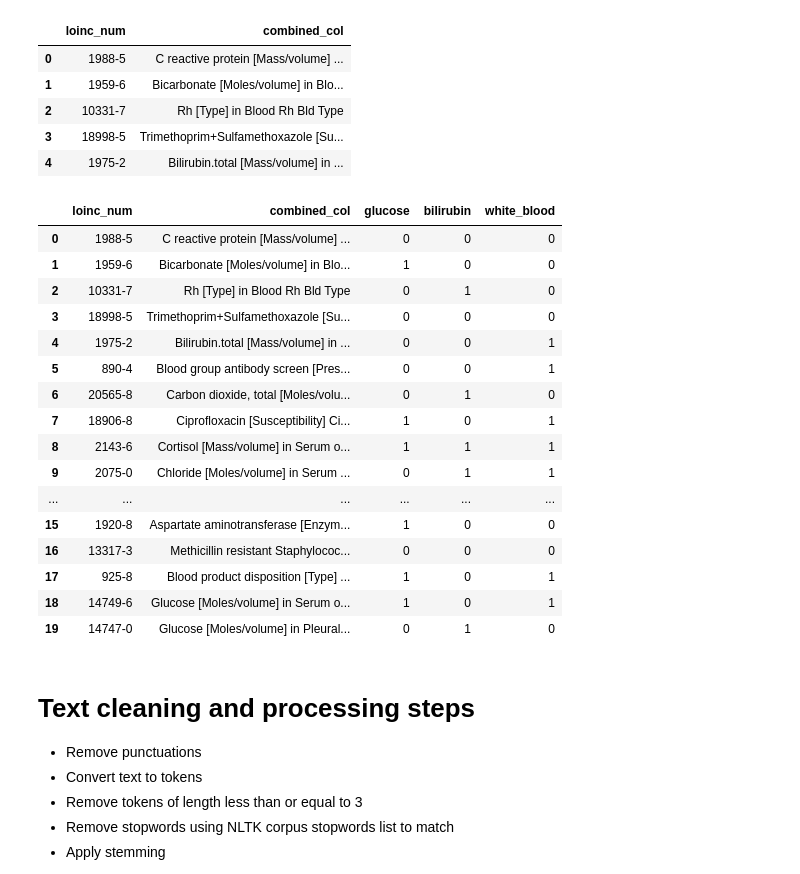
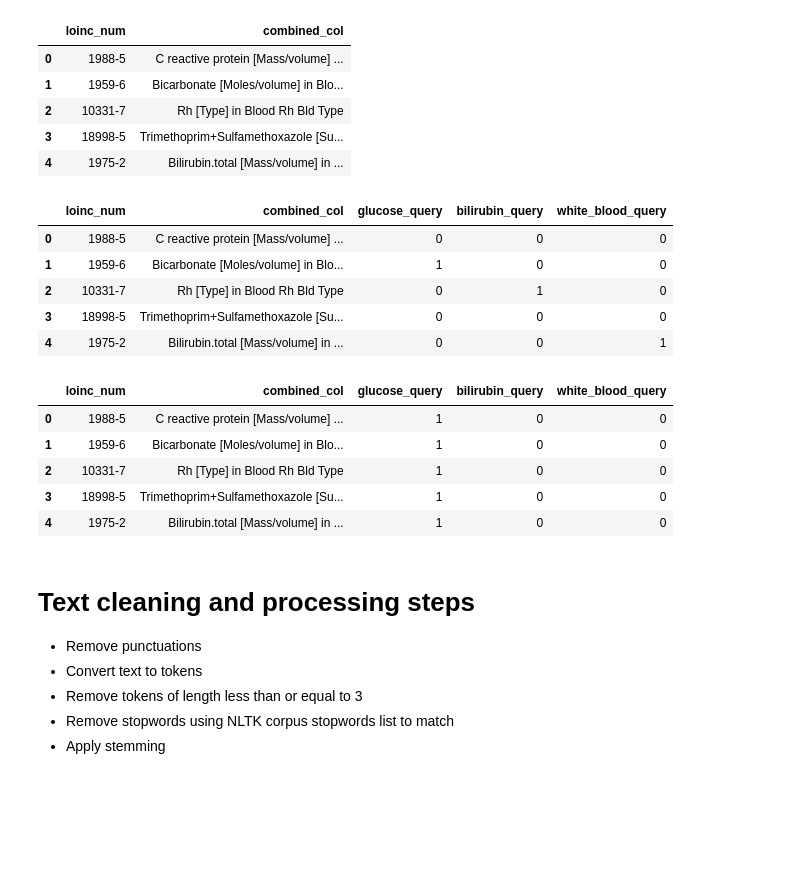
Before and after one commit to gabyarte/loinc-search-engine, a Jupyter notebook: notebooks/test_search_engine.ipynb, the cells around one changed output. Saved outputs shown, nothing was run; the diff lists cells and outputs as text; code cells hidden in the pictures; blank space fills up the shorter version.

Commit message:
Fix for queries

```diff
--- a/notebooks/test_search_engine.ipynb
+++ b/notebooks/test_search_engine.ipynb
@@ -31,7 +31,7 @@ for dirname, _, filenames in os.walk('./input'):
 # You can also write temporary files to /kaggle/temp/, but they won't be saved outside of the current session
 # %%
 # Read the data. Here it is already in .csv format.
-dfs= pd.read_excel('../data/loinc_dataset-v2_1.xlsx', sheet_name=None)
+dfs= pd.read_excel('../data/extended_loinc_dataset-v2.xlsx', sheet_name=None)
 
 #Concat the all sheets in a dataframe
 df = pd.concat(dfs.values(), ignore_index=True)
@@ -83,28 +83,28 @@ df.head()
 # %%
 # add a new columns with 0 and 1 in random way
 np.random.seed(123)
-df['glucose'] = np.random.randint(2, size=len(df))
-df['bilirubin'] = np.random.randint(2, size=len(df))
-df['white_blood'] = np.random.randint(2, size=len(df))
-df.head(20)
+df['glucose_query'] = np.random.randint(2, size=len(df))
+df['bilirubin_query'] = np.random.randint(2, size=len(df))
+df['white_blood_query'] = np.random.randint(2, size=len(df))
+df.head()
 # %% [output]
-|  | loinc_num | combined_col | glucose | bilirubin | white_blood |
+|  | loinc_num | combined_col | glucose_query | bilirubin_query | white_blood_query |
 | 0 | 1988-5 | C reactive protein [Mass/volume] ... | 0 | 0 | 0 |
 | 1 | 1959-6 | Bicarbonate [Moles/volume] in Blo... | 1 | 0 | 0 |
 | 2 | 10331-7 | Rh [Type] in Blood Rh Bld Type | 0 | 1 | 0 |
 | 3 | 18998-5 | Trimethoprim+Sulfamethoxazole [Su... | 0 | 0 | 0 |
 | 4 | 1975-2 | Bilirubin.total [Mass/volume] in ... | 0 | 0 | 1 |
-| 5 | 890-4 | Blood group antibody screen [Pres... | 0 | 0 | 1 |
-| 6 | 20565-8 | Carbon dioxide, total [Moles/volu... | 0 | 1 | 0 |
-| 7 | 18906-8 | Ciprofloxacin [Susceptibility] Ci... | 1 | 0 | 1 |
-| 8 | 2143-6 | Cortisol [Mass/volume] in Serum o... | 1 | 1 | 1 |
-| 9 | 2075-0 | Chloride [Moles/volume] in Serum ... | 0 | 1 | 1 |
-| ... | ... | ... | ... | ... | ... |
-| 15 | 1920-8 | Aspartate aminotransferase [Enzym... | 1 | 0 | 0 |
-| 16 | 13317-3 | Methicillin resistant Staphylococ... | 0 | 0 | 0 |
-| 17 | 925-8 | Blood product disposition [Type] ... | 1 | 0 | 1 |
-| 18 | 14749-6 | Glucose [Moles/volume] in Serum o... | 1 | 0 | 1 |
-| 19 | 14747-0 | Glucose [Moles/volume] in Pleural... | 0 | 1 | 0 |
+# %%
+#df.to_excel('queries.xlsx', index=False)
+queries_df = pd.read_excel("queries.xlsx")
+queries_df.head()
+# %% [output]
+|  | loinc_num | combined_col | glucose_query | bilirubin_query | white_blood_query |
+| 0 | 1988-5 | C reactive protein [Mass/volume] ... | 1 | 0 | 0 |
+| 1 | 1959-6 | Bicarbonate [Moles/volume] in Blo... | 1 | 0 | 0 |
+| 2 | 10331-7 | Rh [Type] in Blood Rh Bld Type | 1 | 0 | 0 |
+| 3 | 18998-5 | Trimethoprim+Sulfamethoxazole [Su... | 1 | 0 | 0 |
+| 4 | 1975-2 | Bilirubin.total [Mass/volume] in ... | 1 | 0 | 0 |
 # %% [markdown]
 # Text cleaning and processing steps
 * Remove punctuations
```
Also changed, not shown: 2 other files.
